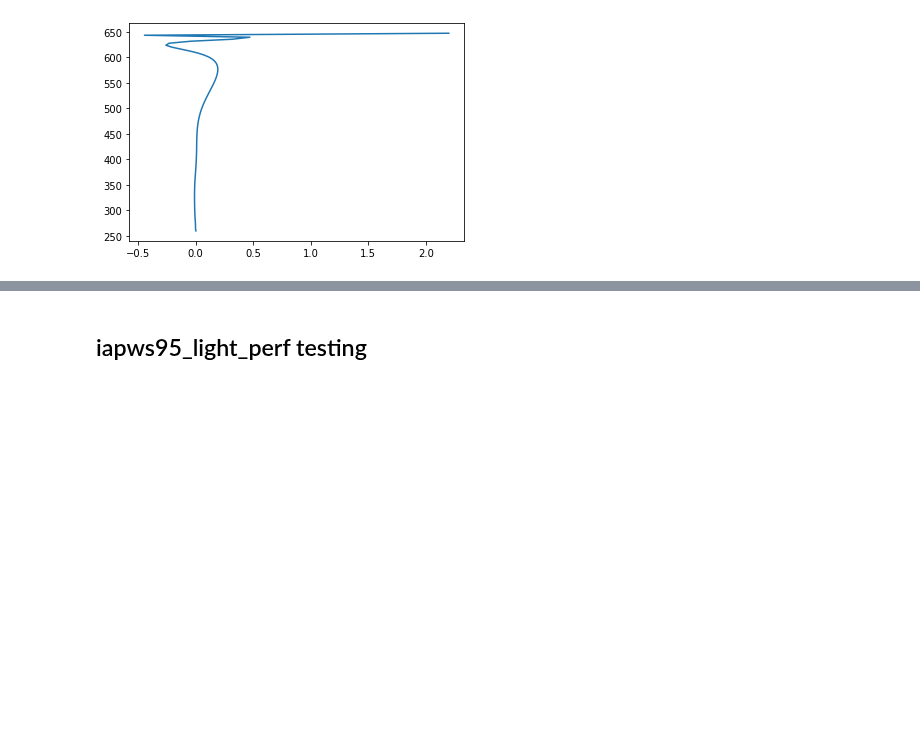
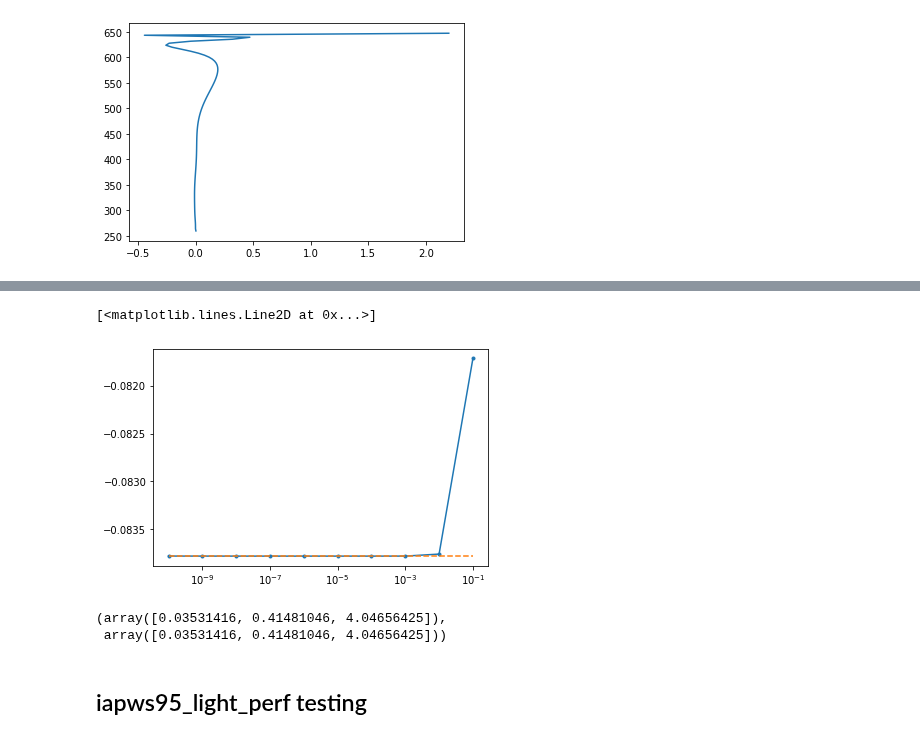
Before and after one commit to fredriclam/iapws95_light, a Jupyter notebook: water_tester.ipynb, the cells around one changed output, grey strips where cells are left out. Cells and saved outputs as stored; diff of their text form; code cells hidden in the pictures; blank space fills up the shorter version.

```diff
--- a/water_tester.ipynb
+++ b/water_tester.ipynb
@@ -497,0 +548,52 @@ plt.plot(saulwa_satl*iapws95_light.rhoc - rho_satl, T_samples)
+# %%
+''' Point check of num diff convergence '''
+check_val = direct(1.5, 1.01)
+_e_vec = np.logspace(-10,-1,10)
+plt.semilogx(_e_vec, [approx_eps(1.5, 1.01, e) for e in _e_vec], '.-')
+plt.semilogx(_e_vec, check_val*np.ones_like(_e_vec), '--')
+# %% [output]
+[<matplotlib.lines.Line2D at 0x...>]
+[figure, added]
+# %%
+''' Verify Delta derivatives '''
+def delta_series(d,t):
+  d_quad = (d - 1.0)**2
+  _c2 = d_quad ** (2.5) # d ** (a - 1)   TODO: use int pow
+  _c1 = d_quad ** (2.0 / 3.0)
+  _theta = (1.0 - t) + iapws95_light.A_res55_56[0] * _c1 * d_quad
+  _Delta = _theta*_theta + iapws95_light.B_res55_56[0] * _c2 * d_quad
+
+  _dDelta = (iapws95_light.A_res55_56[0] * _theta * 2.0 / iapws95_light.beta_res55_56[0] * _c1
+    + 2.0 * iapws95_light.B_res55_56[0] * iapws95_light.a_res55_56[0] * _c2)
+  # Compute second derivative of Delta
+  _c3 = iapws95_light.A_res55_56[0] / iapws95_light.beta_res55_56[0] * _c1
+  _ddDelta = _dDelta + (
+    4.0 * iapws95_light.B_res55_56[0] * iapws95_light.a_res55_56[0] * (iapws95_light.a_res55_56[0] - 1.0) * _c2
+    + 2.0 * _c3 * _c3 * d_quad
+    + 4.0 * _theta * iapws95_light.A_res55_56[0] / iapws95_light.beta_res55_56[0] \
+      * (iapws95_light._exp1_55_56[0] - 1.0) * _c1
+  )
+  if d - 1.0 == 0.0:
+    _dddDelta = 0.0
+  else:
+    _dddDelta = (_ddDelta - _dDelta) / (d - 1.0) \
+      + (
+      4.0 * iapws95_light.B_res55_56[0] * iapws95_light.a_res55_56[0] * (iapws95_light.a_res55_56[0] - 1.0) \
+        * 5.0 *_c2 / (d - 1.0) # unrolled d/dd (d_quad ** (a-1.0))
+      + 2.0 * (iapws95_light.A_res55_56[0] / iapws95_light.beta_res55_56[0]) \
+        * (iapws95_light.A_res55_56[0] / iapws95_light.beta_res55_56[0]) * _c1 * _c1 * (d - 1.0)\
+        * (8.0 / 3.0 + 2.0)
+      + 4.0 * (iapws95_light._exp1_55_56[0] - 1.0) * iapws95_light.A_res55_56[0] / iapws95_light.beta_res55_56[0] \
+        * (
+          (iapws95_light.A_res55_56[0] * (10.0 / 3.0) * _c1 * (d - 1.0)) * _c1
+          + _theta * (4.0 / 3.0) * (_c1) / (d - 1.0)
+        )
+    )
+  _dDelta *= d - 1.0
+  return np.array([_Delta, _dDelta, _ddDelta, _dddDelta])
+
+delta_series(1.5, 1.0)[1:], \
+  ((delta_series(1.5+0.5e-7, 1.0) - delta_series(1.5-0.5e-7, 1.0))/1e-7)[:-1]
+# %% [output]
+(array([0.03531416, 0.41481046, 4.04656425]),
+ array([0.03531416, 0.41481046, 4.04656425]))
```
Also changed, not shown: parts of 18 cells of this notebook, 1 other file.
